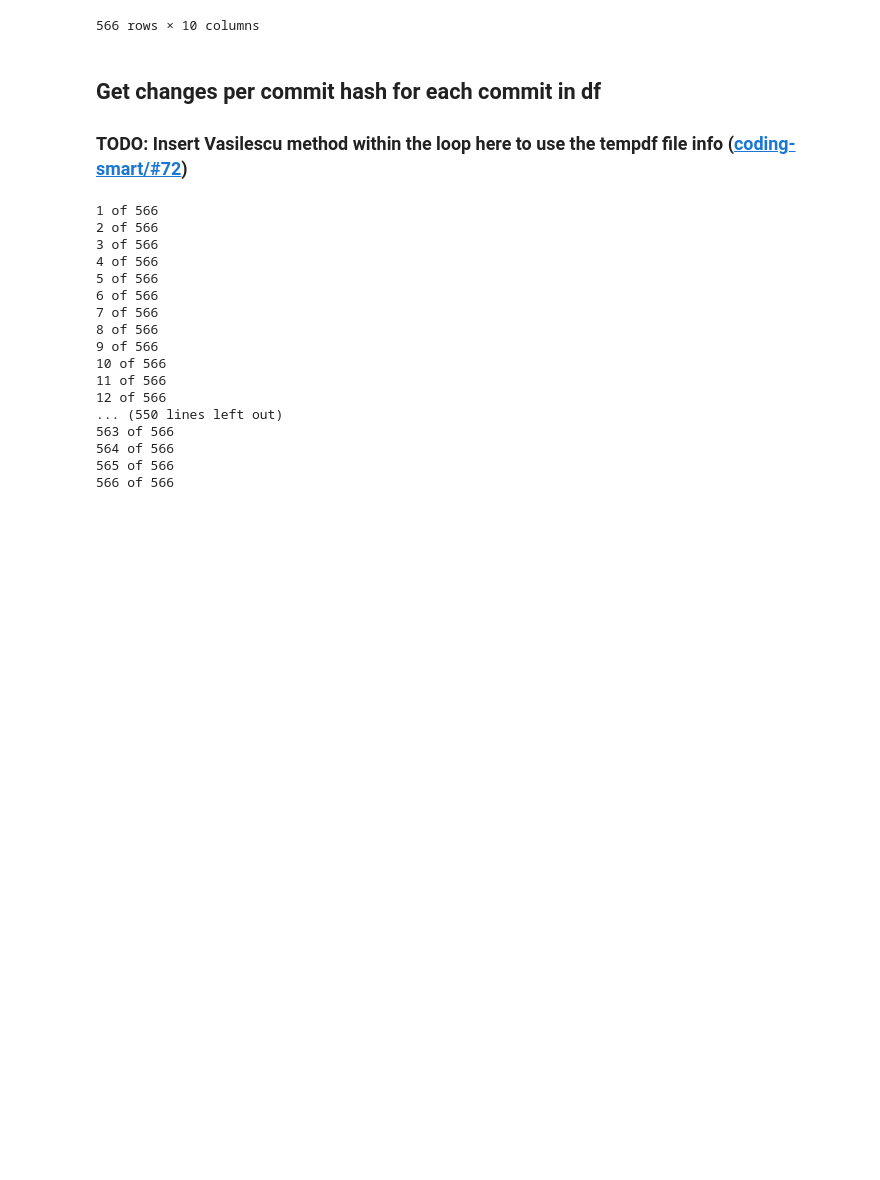
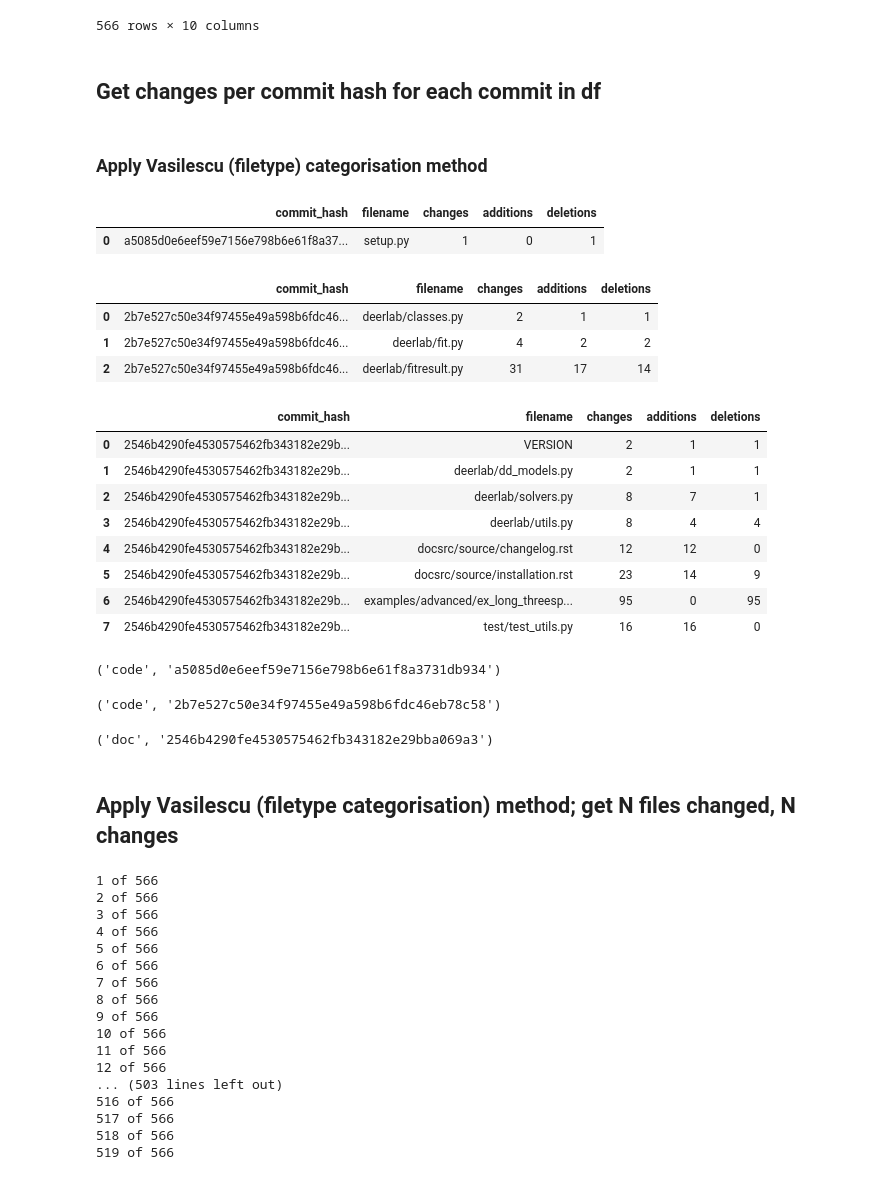
Before and after one commit to FlicAnderson/RSE-personas, a Jupyter notebook: githubanalysis/notebooks/commits.ipynb, the cells around one changed output. Drawn from its saved outputs; the diff is of its cells as text; code cells hidden in the pictures; blank space fills up the shorter version.

Commit message:
workflow good and runs for test repo DeerLab

```diff
--- a/githubanalysis/notebooks/commits.ipynb
+++ b/githubanalysis/notebooks/commits.ipynb
@@ -192,17 +182,68 @@ processed_deerlab
 | 564 | 564 | JeschkeLab/DeerLab | 2a420338f2e9c4c3121f4937747a50caf... | b158b1e5ff519e4b7f8fdfaf479180a2c... | Hugo Karas | 2023-05-03T20:08:31Z | ... |
 | 565 | 565 | JeschkeLab/DeerLab | 2a420338f2e9c4c3121f4937747a50caf... | a5085d0e6eef59e7156e798b6e61f8a37... | Hugo Karas | 2023-05-03T20:06:15Z | ... |
 566 rows × 10 columns
-# %% [markdown]
-## Get changes per commit hash for each commit in df
-
-### TODO: Insert Vasilescu method within the loop here to use the tempdf file info ([coding-smart/#72](https://github.com/FlicAnderson/coding-smart/issues/72))
+# %% [markdown]
+## Get changes per commit hash for each commit in df
+# %% [markdown]
+### Apply Vasilescu (filetype) categorisation method
+# %%
+
+logger = loggit.get_default_logger(console=True, set_level_to='DEBUG', log_name='../../logs/get_commit_changes_NOTEBOOK_logs.txt')
+commitchanges = CommitChanges(logger=logger, repo_name ="JeschkeLab/DeerLab", in_notebook=True, config_path='../../githubanalysis/config.cfg')
+
+
+from githubanalysis.analysis.vasilescu_commit_files_classification import Vasilescu_Commit_Classifier
+
+logger = loggit.get_default_logger(console=True, set_level_to='DEBUG', log_name='../../logs/vasilescu_commit_files_classification_NOTEBOOK_logs.txt')
+vasilescucommitclassifier = Vasilescu_Commit_Classifier(repo_name = "JeschkeLab/DeerLab", in_notebook=True, logger=logger, config_path='../../githubanalysis/config.cfg')
+# %%
+tmpdf1 = commitchanges.get_commit_changes(commit_hash="a5085d0e6eef59e7156e798b6e61f8a3731db934")
+tmpdf1
+# %% [output]
+|  | commit_hash | filename | changes | additions | deletions |
+| 0 | a5085d0e6eef59e7156e798b6e61f8a37... | setup.py | 1 | 0 | 1 |
+# %%
+tmpdf2= commitchanges.get_commit_changes(commit_hash="2b7e527c50e34f97455e49a598b6fdc46eb78c58")
+tmpdf2
+# %% [output]
+|  | commit_hash | filename | changes | additions | deletions |
+| 0 | 2b7e527c50e34f97455e49a598b6fdc46... | deerlab/classes.py | 2 | 1 | 1 |
+| 1 | 2b7e527c50e34f97455e49a598b6fdc46... | deerlab/fit.py | 4 | 2 | 2 |
+| 2 | 2b7e527c50e34f97455e49a598b6fdc46... | deerlab/fitresult.py | 31 | 17 | 14 |
+# %%
+tmpdf3 = commitchanges.get_commit_changes(commit_hash="2546b4290fe4530575462fb343182e29bba069a3")
+tmpdf3
+# %% [output]
+|  | commit_hash | filename | changes | additions | deletions |
+| 0 | 2546b4290fe4530575462fb343182e29b... | VERSION | 2 | 1 | 1 |
+| 1 | 2546b4290fe4530575462fb343182e29b... | deerlab/dd_models.py | 2 | 1 | 1 |
+| 2 | 2546b4290fe4530575462fb343182e29b... | deerlab/solvers.py | 8 | 7 | 1 |
+| 3 | 2546b4290fe4530575462fb343182e29b... | deerlab/utils.py | 8 | 4 | 4 |
+| 4 | 2546b4290fe4530575462fb343182e29b... | docsrc/source/changelog.rst | 12 | 12 | 0 |
+| 5 | 2546b4290fe4530575462fb343182e29b... | docsrc/source/installation.rst | 23 | 14 | 9 |
+| 6 | 2546b4290fe4530575462fb343182e29b... | examples/advanced/ex_long_threesp... | 95 | 0 | 95 |
+| 7 | 2546b4290fe4530575462fb343182e29b... | test/test_utils.py | 16 | 16 | 0 |
+# %%
+vasilescucommitclassifier.vasilescu_commit_files_classification(commit_changes_df=tmpdf1)
+# %% [output]
+('code', 'a5085d0e6eef59e7156e798b6e61f8a3731db934')
+# %%
+vasilescucommitclassifier.vasilescu_commit_files_classification(commit_changes_df=tmpdf2)
+# %% [output]
+('code', '2b7e527c50e34f97455e49a598b6fdc46eb78c58')
+# %%
+vasilescucommitclassifier.vasilescu_commit_files_classification(commit_changes_df=tmpdf3)
+# %% [output]
+('doc', '2546b4290fe4530575462fb343182e29bba069a3')
+# %% [markdown]
+## Apply Vasilescu (filetype categorisation) method; get N files changed, N changes
 # %%
 logger = loggit.get_default_logger(console=True, set_level_to='DEBUG', log_name='../../logs/get_commit_changes_NOTEBOOK_logs.txt')
-
 commitchanges = CommitChanges(logger=logger, repo_name ="JeschkeLab/DeerLab", in_notebook=True, config_path='../../githubanalysis/config.cfg')
 
 n_files: list[tuple[int, str]] = []
 n_changes = []
+v_category = []
 
 i = 0
 for commit in processed_deerlab['commit_sha']:
@@ -214,8 +255,8 @@ for commit in processed_deerlab['commit_sha']:
     n_files.append(commitchanges.get_commit_files_changed(commit_changes_df=tmpdf))
     n_changes.append(commitchanges.get_commit_total_changes(commit_changes_df=tmpdf))
 
-#print(n_files)
-#print(n_changes)
+    # apply Vasilescu et al commit classification (filetype) method:
+    v_category.append(vasilescucommitclassifier.vasilescu_commit_files_classification(commit_changes_df=tmpdf))
 # %% [output]
 1 of 566
 2 of 566
@@ -229,8 +270,8 @@ for commit in processed_deerlab['commit_sha']:
 10 of 566
 11 of 566
 12 of 566
-... (550 lines left out)
-563 of 566
-564 of 566
-565 of 566
-566 of 566
+... (503 lines left out)
+516 of 566
+517 of 566
+518 of 566
+519 of 566
```
Also changed, not shown: parts of 37 cells of this notebook.
